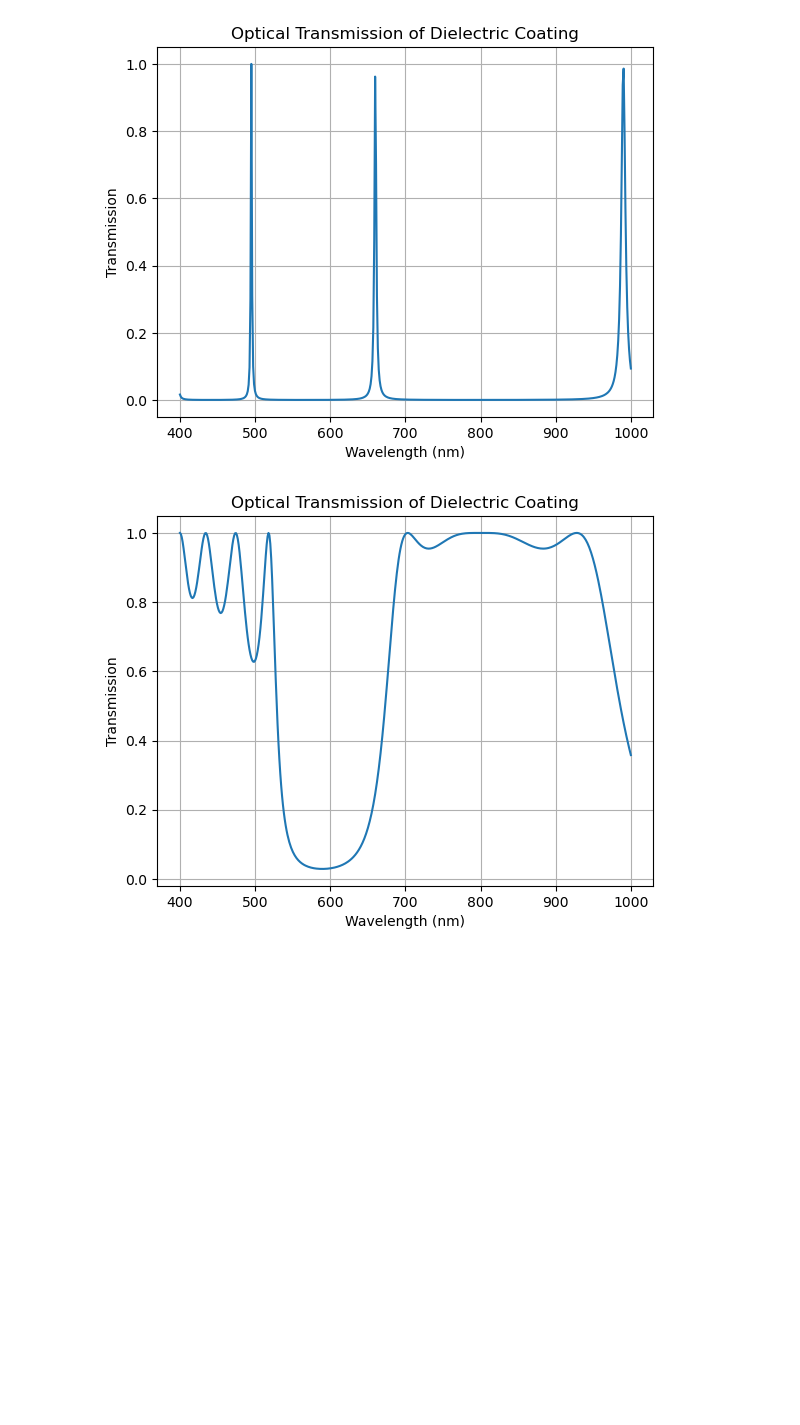
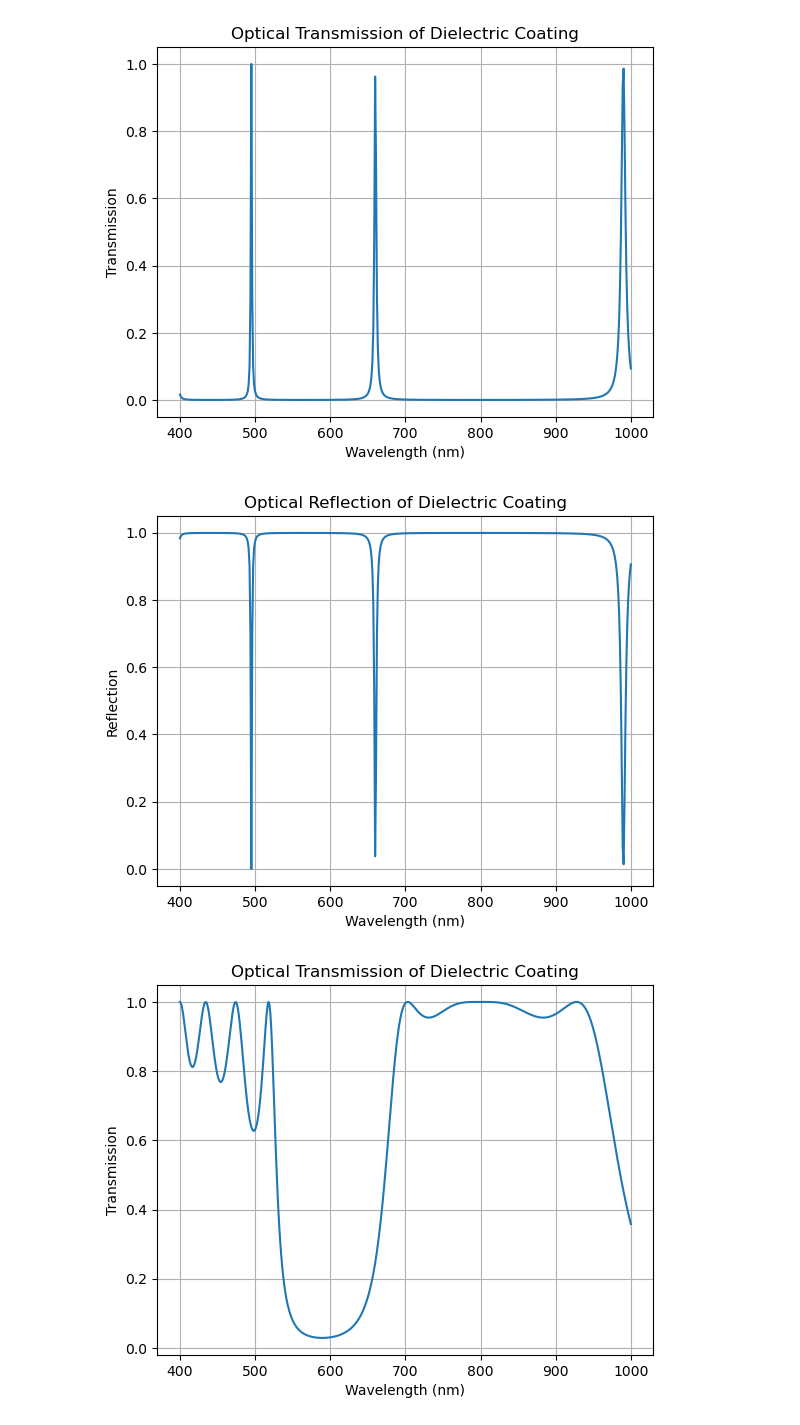
Before and after one commit to tacticstactics/Optical_thin_film_coating, a Jupyter notebook: Transfer-Matirx-Method.ipynb, the cells around one changed output. Drawn from its saved outputs; the diff is of its cells as text; code cells hidden in the pictures; blank space fills up the shorter version.

```diff
--- a/Transfer-Matirx-Method.ipynb
+++ b/Transfer-Matirx-Method.ipynb
@@ -76,6 +76,16 @@ plt.grid(True)
 plt.show()
 # %% [output]
 [figure]
+# %%
+# Reflection
+plt.plot(wavelengths, reflection_power)
+plt.xlabel('Wavelength (nm)')
+plt.ylabel('Reflection')
+plt.title('Optical Reflection of Dielectric Coating')
+plt.grid(True)
+plt.show()
+# %% [output]
+[figure, added]
 # %%
 n_layers = [1,2,1,2,1,2,1,2]
 d_layers = [200,200,200,200,200,200,200,200]
```
